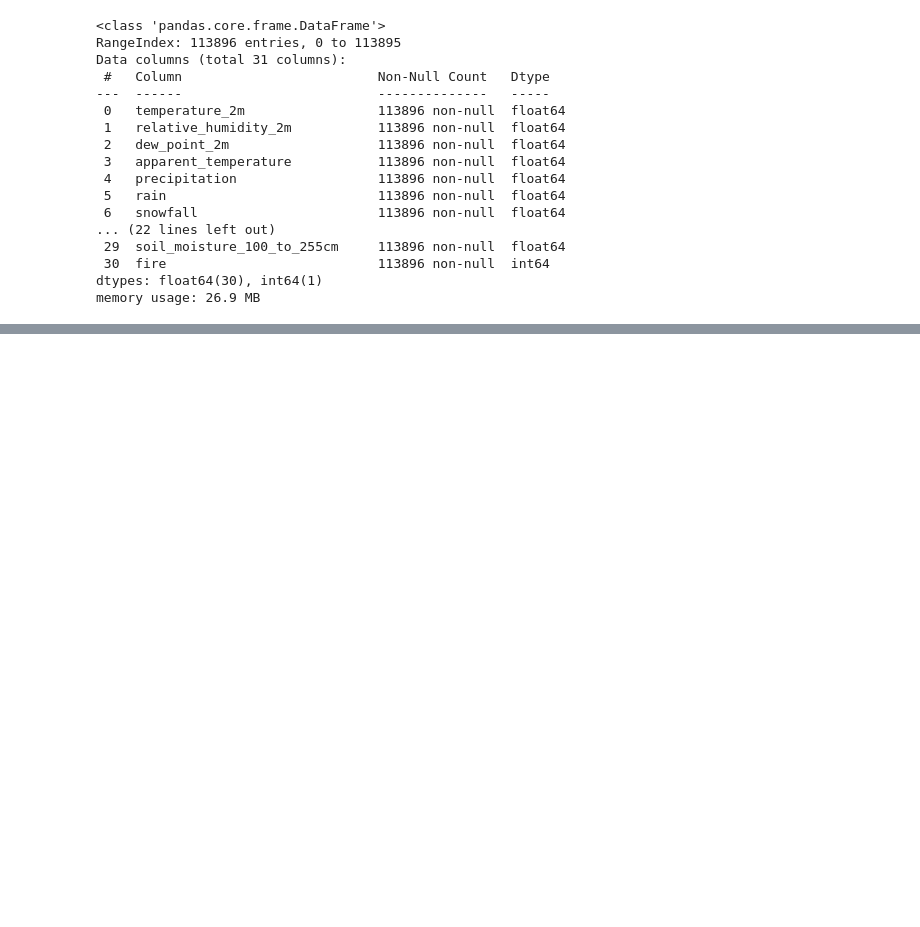
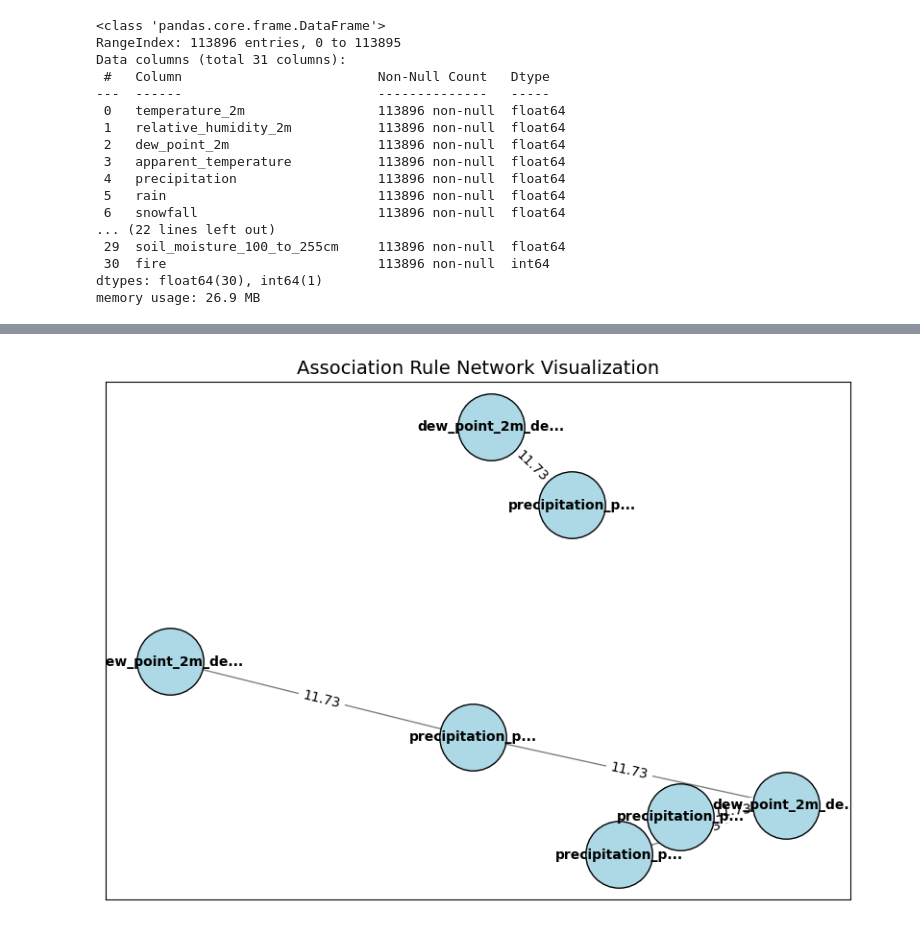
Before and after one commit to ABHIRAM1234/Machine-Learning-CSCI-5612-872-Project, a Jupyter notebook: Modeling/ARM.ipynb, the cells around one changed output, grey strips where cells are left out. Drawn from its saved outputs; the diff is of its cells as text; code cells hidden in the pictures; blank space fills up the shorter version.

```diff
--- a/Modeling/ARM.ipynb
+++ b/Modeling/ARM.ipynb
@@ -57,0 +108,15 @@ MemoryError: Unable to allocate 59.6 GiB for an array with shape (17550, 4, 1138
+# %%
+### STEP 4: APPLY FP-GROWTH ###
+frequent_itemsets = fpgrowth(df_encoded, min_support=0.005, use_colnames=True)
+
+### STEP 5: GENERATE ASSOCIATION RULES ###
+rules = association_rules(frequent_itemsets, metric="lift", min_threshold=1.5)
+
+# Sort rules by different metrics
+top_support = rules.sort_values(by="support", ascending=False).head(15)
+top_confidence = rules.sort_values(by="confidence", ascending=False).head(15)
+top_lift = rules.sort_values(by="lift", ascending=False).head(15)
+
+print("\nTop 15 Rules by Support:\n", top_support)
+print("\nTop 15 Rules by Confidence:\n", top_confidence)
+print("\nTop 15 Rules by Lift:\n", top_lift)
@@ -58,22 +221,38 @@ MemoryError: Unable to allocate 59.6 GiB for an array with shape (17550, 4, 1138
 # %%
-# Visualizing associations as a network graph
-def plot_network(rules):
-    G = nx.DiGraph()
+import networkx as nx
 
-    for i, rule in rules.iterrows():
-        for antecedent in rule['antecedents']:
-            for consequent in rule['consequents']:
-                G.add_edge(antecedent, consequent, weight=rule['lift'])
 
-    plt.figure(figsize=(10, 6))
-    pos = nx.spring_layout(G)
-    edges = G.edges(data=True)
+# Create a directed graph
+G = nx.DiGraph()
 
-    nx.draw(G, pos, edge_color='gray', node_color='lightblue', with_labels=True, node_size=2000, font_size=10)
-    edge_labels = {(u, v): round(d['weight'], 2) for u, v, d in edges}
-    nx.draw_networkx_edge_labels(G, pos, edge_labels=edge_labels, font_size=8)
+# Add edges based on top rules
+top_rules = rules.sort_values(by="lift", ascending=False).head(5)
 
-    plt.title("Association Rule Network Graph")
-    plt.show()
+for _, rule in top_rules.iterrows():
+    antecedents = ", ".join(rule["antecedents"])
+    consequents = ", ".join(rule["consequents"])
+    G.add_edge(antecedents, consequents, weight=round(rule["lift"], 2))
 
-plot_network(top_lift)
+# Set layout for better visualization
+pos = nx.spring_layout(G, k=1.5)  # Adjust k for better spacing
+
+# Draw nodes
+plt.figure(figsize=(10, 7))
+nx.draw_networkx_nodes(G, pos, node_size=2500, node_color="lightblue", edgecolors="black")
+
+# Draw edges with thickness based on lift values
+edges = G.edges(data=True)
+nx.draw_networkx_edges(G, pos, edgelist=edges, edge_color="gray", arrows=True)
+
+# Add edge labels (lift values)
+edge_labels = {(u, v): d['weight'] for u, v, d in edges}
+nx.draw_networkx_edge_labels(G, pos, edge_labels=edge_labels, font_size=10)
+
+# Add node labels (truncate for readability)
+node_labels = {node: node[:15] + "..." if len(node) > 15 else node for node in G.nodes()}
+nx.draw_networkx_labels(G, pos, labels=node_labels, font_size=10, font_weight="bold")
+
+plt.title("Association Rule Network Visualization", fontsize=14)
+plt.show()
+# %% [output]
+[figure, added]
```
Also changed, not shown: parts of 13 cells of this notebook, 2 other files.
